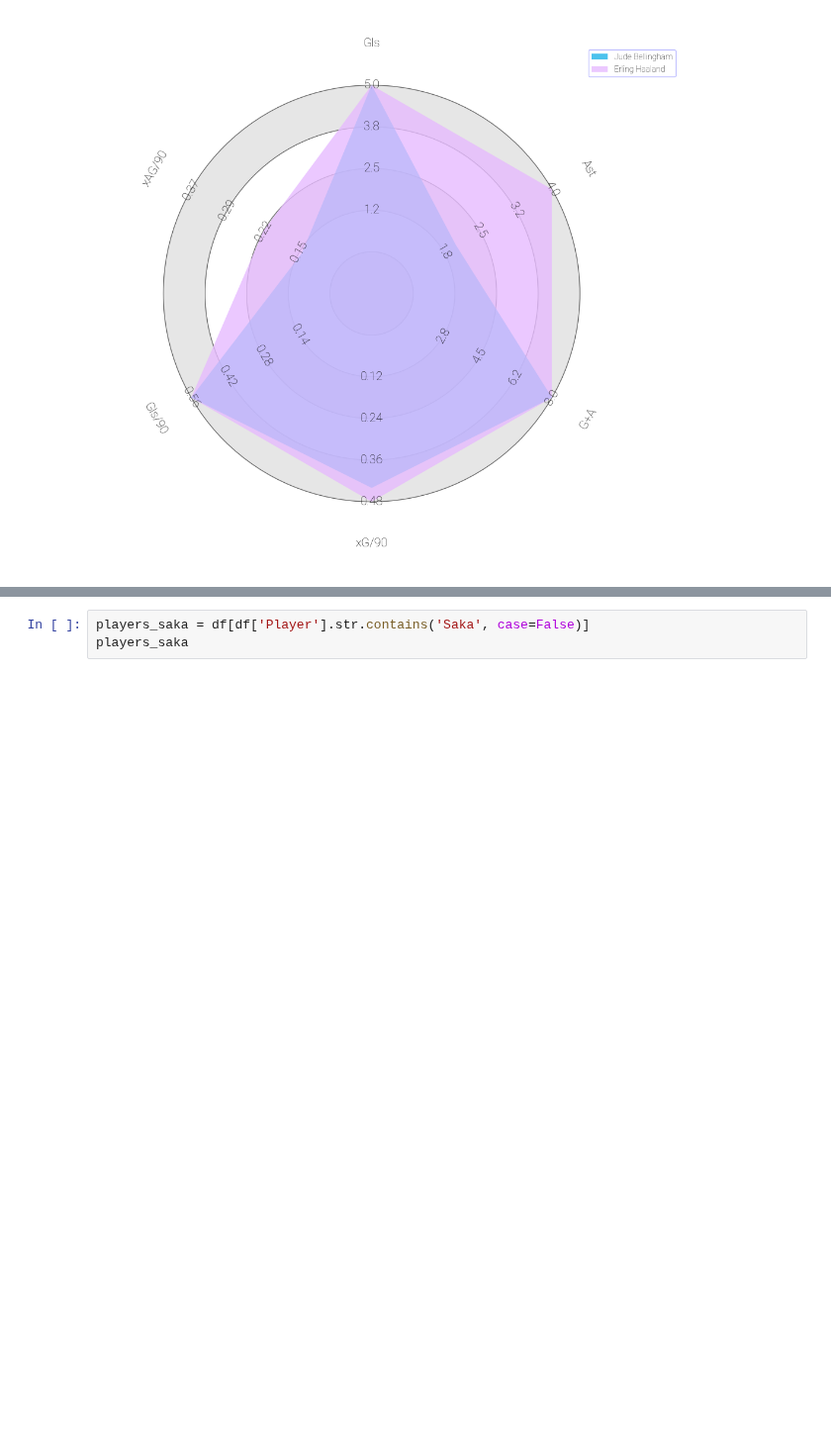
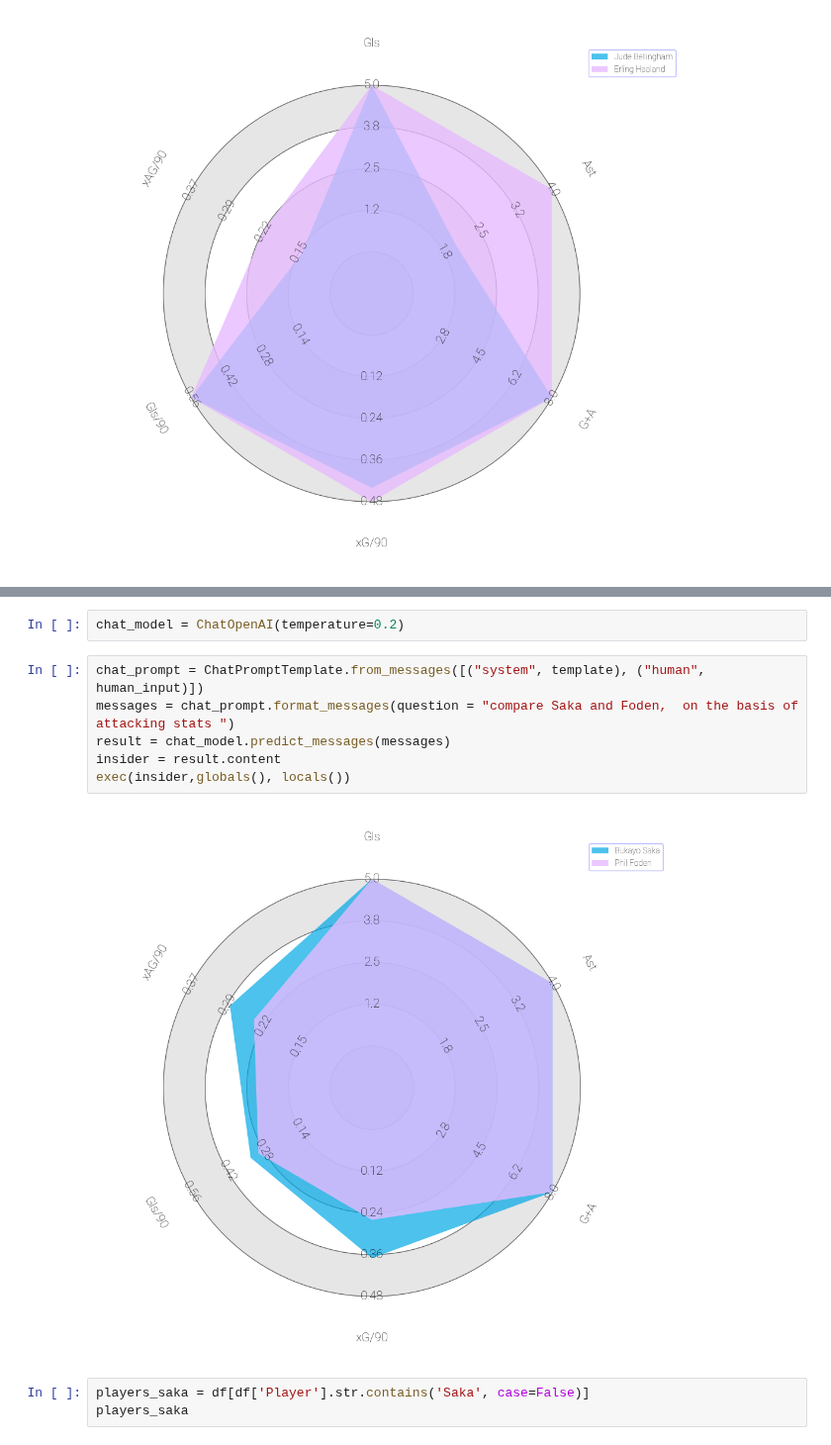
Before and after one commit to phenomenon0/LLM-in-Sports, a Jupyter notebook: main.ipynb, the cells around one changed output, grey strips where cells are left out. Shown at 99% size. Saved outputs shown, nothing was run; the diff lists cells and outputs as text; blank space fills up the shorter version.

```diff
--- a/main.ipynb
+++ b/main.ipynb
@@ -237,3 +107,13 @@ exec(insider,globals(), locals())
+# %%
+chat_model = ChatOpenAI(temperature=0.2)
+# %%
+chat_prompt = ChatPromptTemplate.from_messages([("system", template), ("human", human_input)])
+messages = chat_prompt.format_messages(question = "compare Saka and Foden,  on the basis of attacking stats ")
+result = chat_model.predict_messages(messages)
+insider = result.content
+exec(insider,globals(), locals())
+# %% [output]
+[figure, added]
 # %%
 players_saka = df[df['Player'].str.contains('Saka', case=False)]
 players_saka
```
Also changed, not shown: parts of 18 cells of this notebook, 9 other files.
